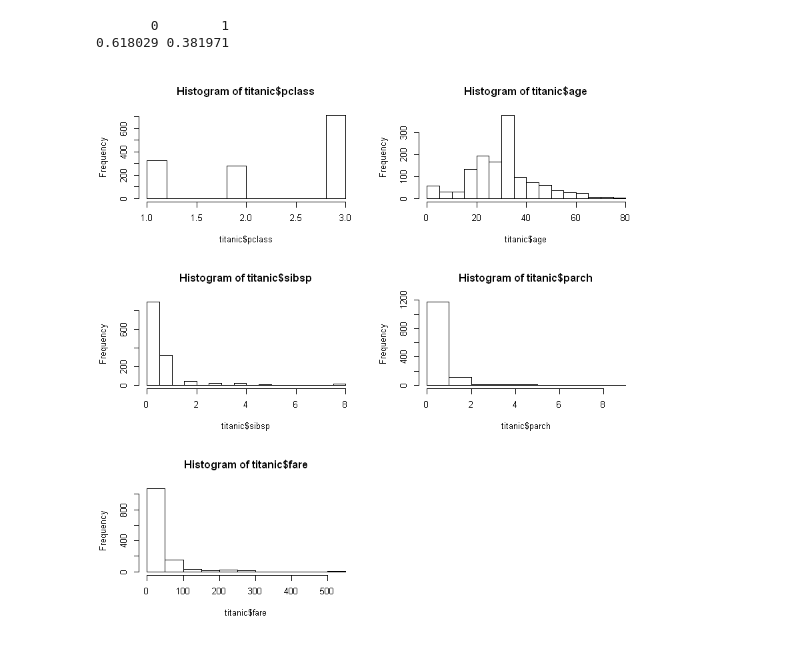
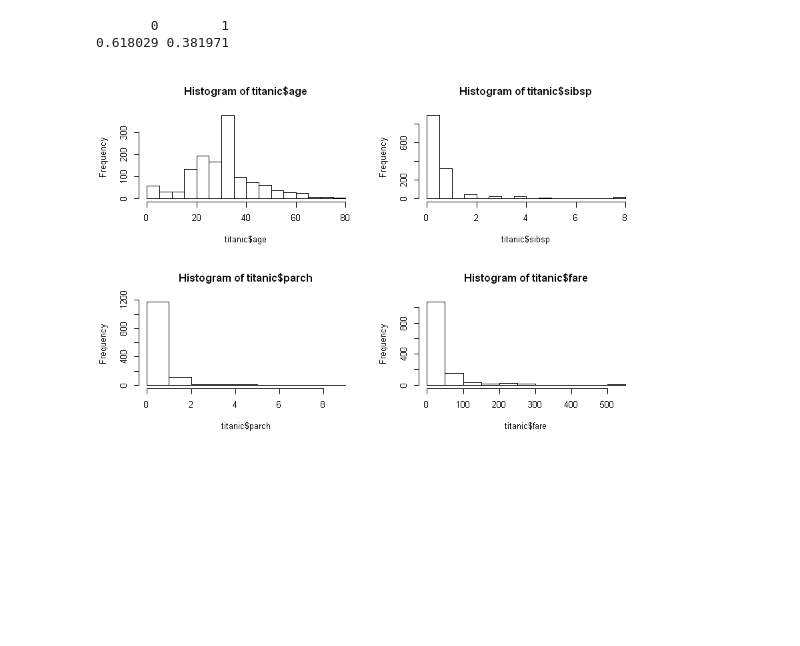
Before and after one commit to abedkhooli/ds2, a Jupyter notebook: titanic.ipynb, the cells around one changed output. Saved outputs shown, nothing was run; the diff lists cells and outputs as text; code cells hidden in the pictures.

Commit message:
Another titanic update

```diff
--- a/titanic.ipynb
+++ b/titanic.ipynb
@@ -68,7 +66,7 @@ summary(titanic)
 # missing data: we have 1 missing fare, 263 age, 2 embarked, many cabin and boat.
 # Let's assume others are not important (home dest, boat, ..)
 
-# first, deal with fare - get row with missing fare
+# first, deal with fare - get row(s) with missing fare
 mfare <- titanic[is.na(titanic$fare),]
 
 # calculate mean of similar rows (trying to be more accurate - this is a matter of life and death!)
@@ -78,6 +76,9 @@ meanFare
 # calculate mean age for people with parch < 2 and sibsp < 2 (most of those missing age in this range)
 meanAge <- mean((titanic[(titanic$parch < 2 & titanic$sibsp < 2),])$age, na.rm = T)
 meanAge
+
+# let's also define a feature: missing cabin and age and not class 1 (mca)
+titanic$mca <- ifelse((is.na(titanic$age) & titanic$cabin =='' & titanic$pclass > 1),1, 0)
 # %% [output]
 [1] 14.43542
 [1] 31.33882
@@ -125,10 +125,12 @@ if boat2 is included, over .97 accuracy is reached - highly correlated to surviv
 According to https://en.wikipedia.org/wiki/RMS_Titanic , priority was given to women and children
 For cabin, the ticket is correlated but can't use ticket as factor, needs pre-processing ....
 # %%
-# now set these to factor (can ignore boat2 as it won't be used)
+# now set these to factor (can ignore boat2 and cabin2 as it won't be used)
+titanic$mca <- factor(titanic$mca)
 titanic$boat2 <- factor(titanic$boat2)
 titanic$cabin2 <- factor(titanic$cabin2)
 titanic$child <- factor(titanic$child)
+titanic$pclass <- factor(titanic$pclass) # class is categorical
 # %%
 # finally, we have 2 missing for emabarked. Since most are from S, we set these as S
 titanic[(titanic$embarked == ''),]
@@ -291,12 +289,10 @@ prop.table(table(titanic$survived))
 0.618029 0.381971
 # %%
 par(mfrow=c(3,2))
-hist(titanic$pclass)
+# numeric only. can set to numeric - ex. titanic$feature <- as.numeric(titanic$feature)
 hist(titanic$age)
-# set these to numeric
-#titanic$sibsp <- as.numeric(titanic$sibsp)
 hist(titanic$sibsp)
 hist(titanic$parch)
 hist(titanic$fare)
 # %% [output]
-[figure, old version]
+[figure, new version]
```
Also changed, not shown: parts of 11 cells of this notebook.
